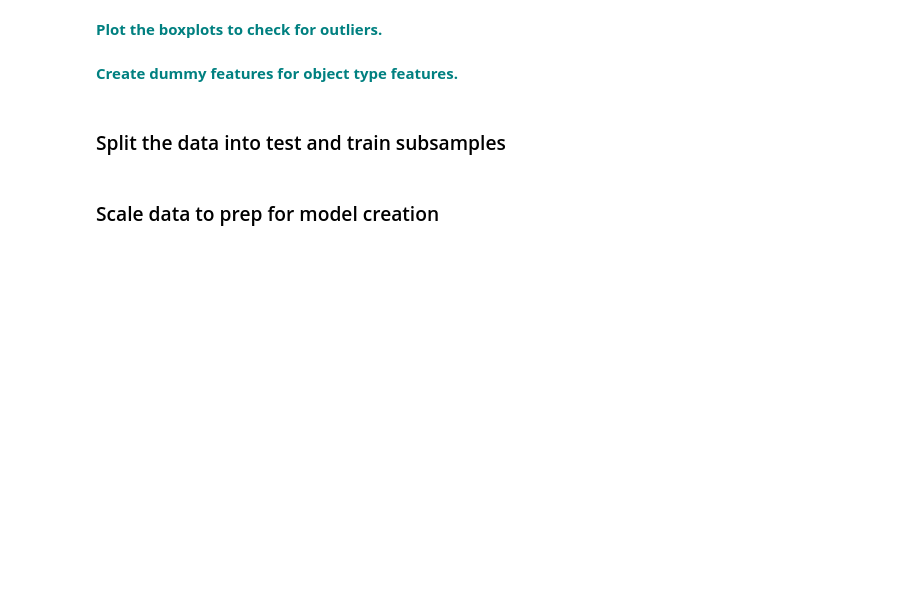
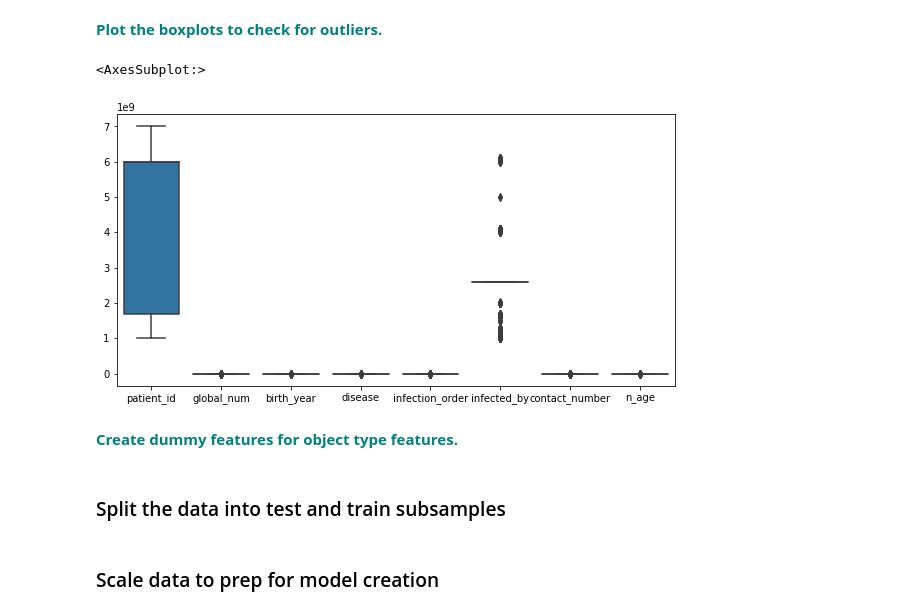
Before and after one commit to szelinghsu/Springboard, a Jupyter notebook: SupervisedLearning/RandomForest_casestudy_covid19.ipynb, the cells around one changed output. Drawn from its saved outputs; the diff is of its cells as text; code cells hidden in the pictures; blank space fills up the shorter version.

```diff
--- a/SupervisedLearning/RandomForest_casestudy_covid19.ipynb
+++ b/SupervisedLearning/RandomForest_casestudy_covid19.ipynb
@@ -290,4 +309,10 @@ vn
 # %% [markdown]
 **<font color='teal'> Plot the boxplots to check for outliers. </font>**
+# %%
+plt.figure(figsize=(10,5))
+sns.boxplot(data=df)
+# %% [output]
+<AxesSubplot:>
+[figure, added]
 # %% [markdown]
 **<font color='teal'> Create dummy features for object type features. </font>**
```
Also changed, not shown: parts of 22 cells of this notebook.
